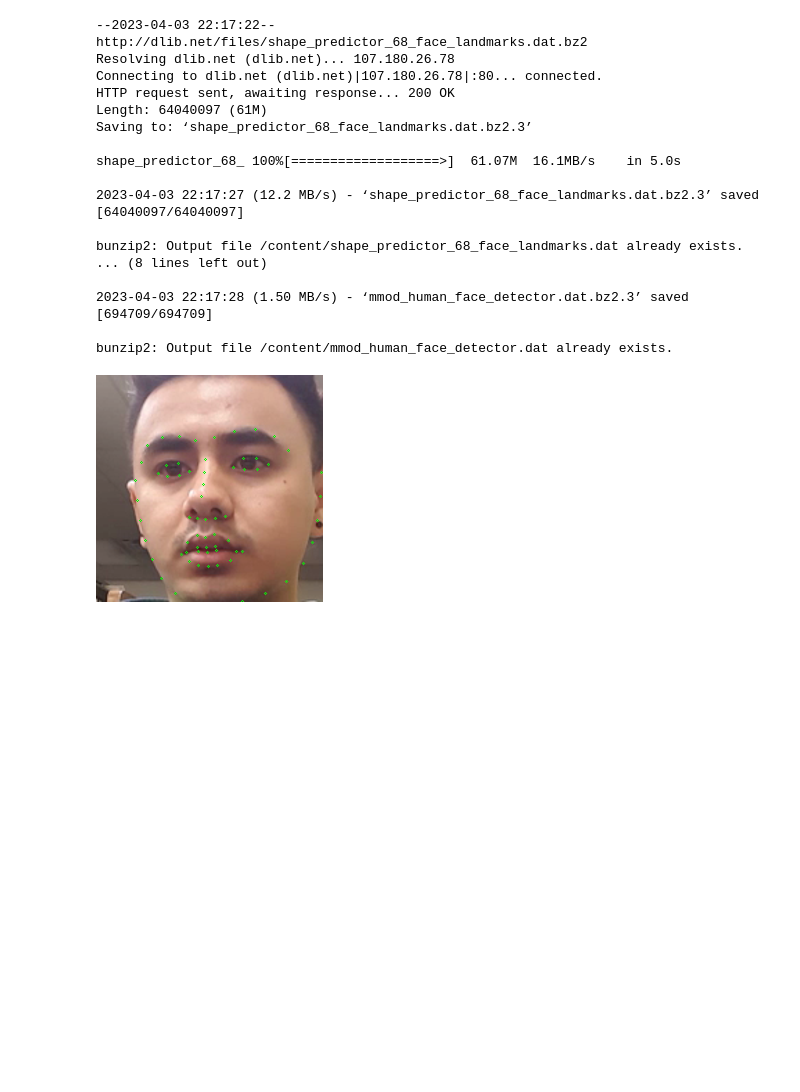
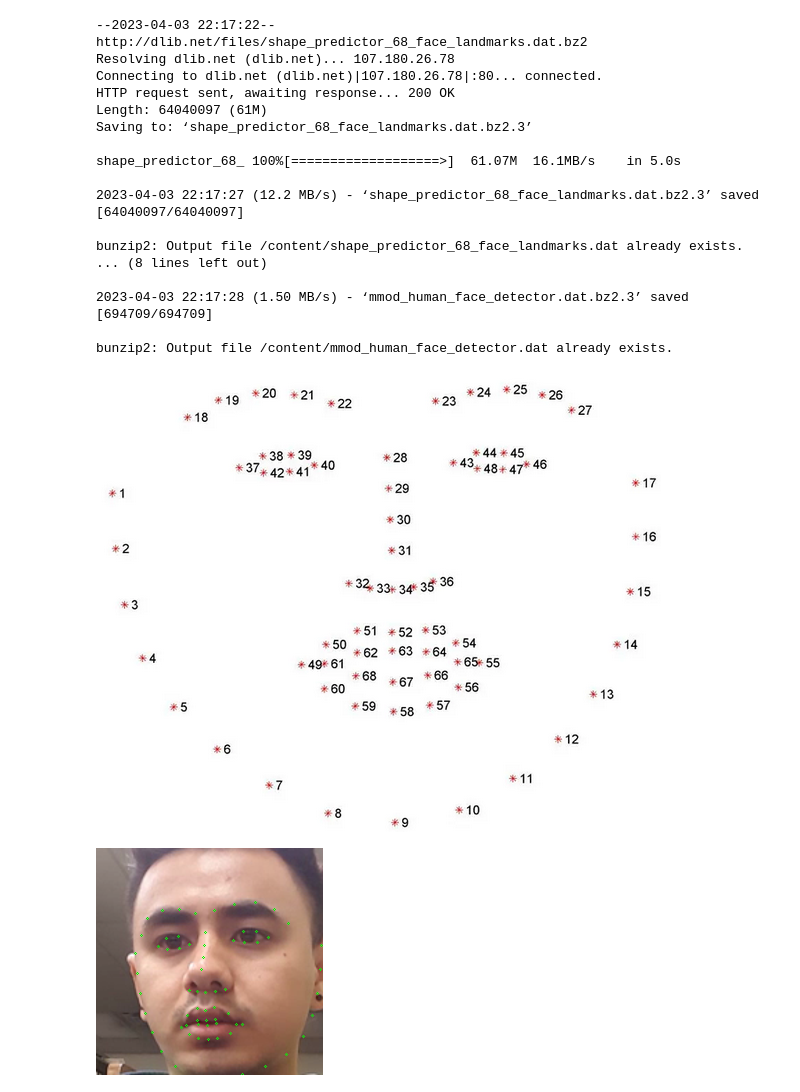
Before and after one commit to mattac22/TechLabs_DriverDrowsinessDetection, a Jupyter notebook: opencv_landmark_approach.ipynb, the cells around one changed output. Drawn from its saved outputs; the diff is of its cells as text; code cells hidden in the pictures; blank space fills up the shorter version.

```diff
--- a/opencv_landmark_approach.ipynb
+++ b/opencv_landmark_approach.ipynb
@@ -69,4 +87,14 @@ bunzip2: Output file /content/shape_predictor_68_face_landmarks.dat already exis
 2023-04-03 22:17:28 (1.50 MB/s) - ‘mmod_human_face_detector.dat.bz2.3’ saved [694709/694709]
 
 bunzip2: Output file /content/mmod_human_face_detector.dat already exists.
+# %%
+# predefined 68 landmarks that dlib_facelandmark can detect
+
+from google.colab.patches import cv2_imshow
+
+path_landmarks_predefined ='/content/drive/MyDrive/68facial_landmarks_predefined_II.png'
+landmarks_predefined_img = cv2.imread(os.path.join(path_landmarks_predefined), cv2.IMREAD_UNCHANGED)
+cv2_imshow(landmarks_predefined_img)
+# %% [output]
+[figure, added]
 # %%
```
Also changed, not shown: parts of 9 cells of this notebook.
